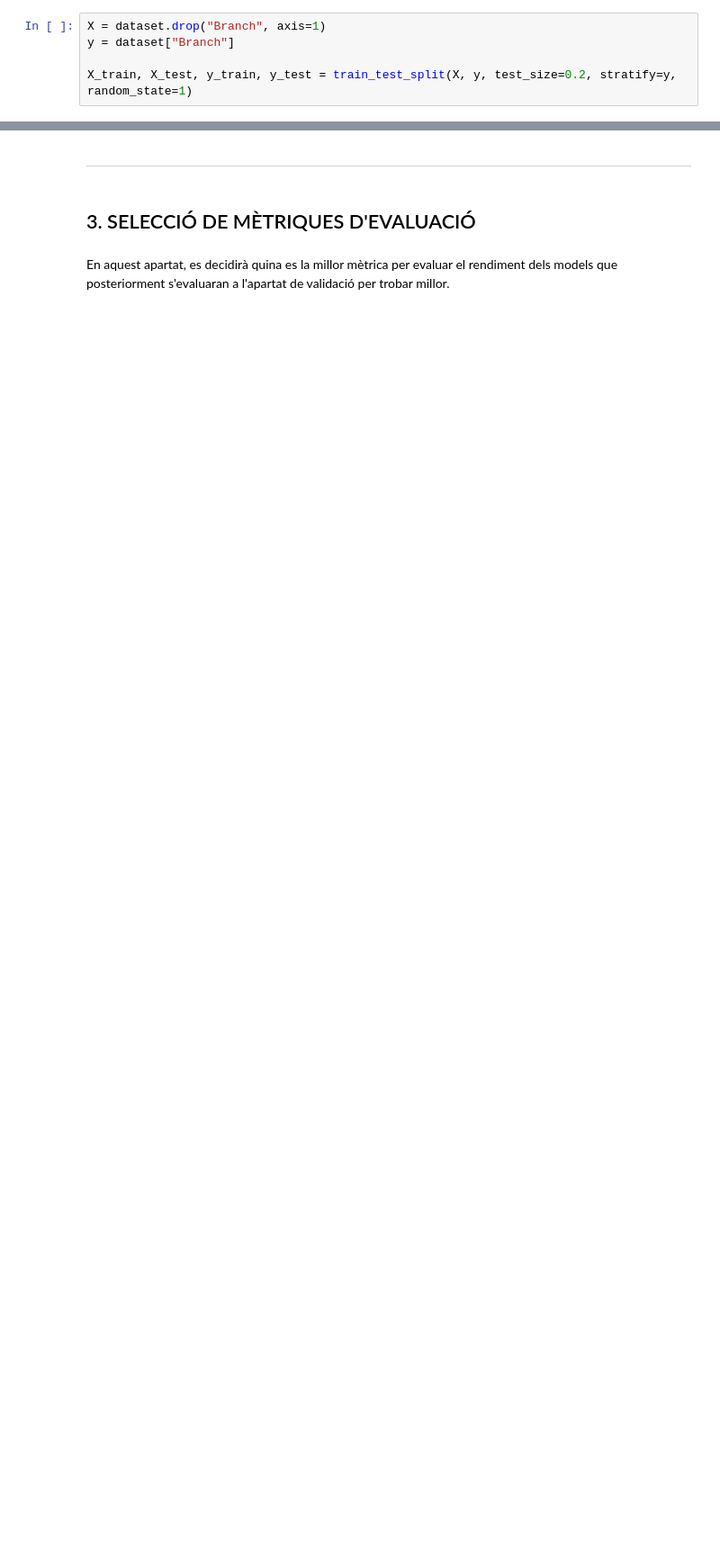
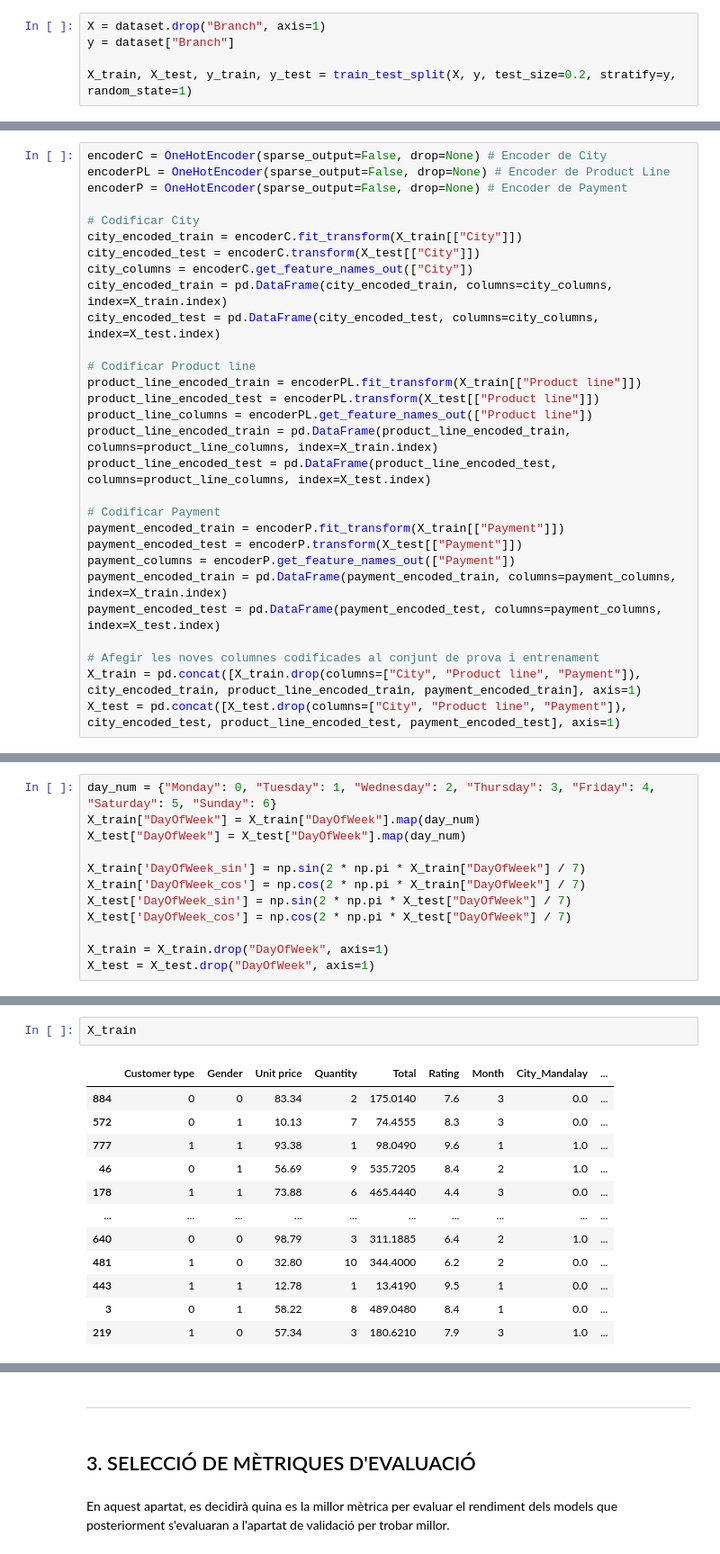
Before and after one commit to gabozan/Predictive-Modeling-on-Supermarket-Sales, a Jupyter notebook: supermarket_sales.ipynb, the cells around one changed output, grey strips where cells are left out. Shown at 90% size. Cells and saved outputs as stored; diff of their text form; blank space fills up the shorter version.

```diff
--- a/supermarket_sales.ipynb
+++ b/supermarket_sales.ipynb
@@ -356,0 +400,29 @@ X_train, X_test, y_train, y_test = train_test_split(X, y, test_size=0.2, stratif
+# %%
+encoderC = OneHotEncoder(sparse_output=False, drop=None) # Encoder de City
+encoderPL = OneHotEncoder(sparse_output=False, drop=None) # Encoder de Product Line
+encoderP = OneHotEncoder(sparse_output=False, drop=None) # Encoder de Payment
+
+# Codificar City
+city_encoded_train = encoderC.fit_transform(X_train[["City"]])
+city_encoded_test = encoderC.transform(X_test[["City"]])
+city_columns = encoderC.get_feature_names_out(["City"])
+city_encoded_train = pd.DataFrame(city_encoded_train, columns=city_columns, index=X_train.index)
+city_encoded_test = pd.DataFrame(city_encoded_test, columns=city_columns, index=X_test.index)
+
+# Codificar Product line
+product_line_encoded_train = encoderPL.fit_transform(X_train[["Product line"]])
+product_line_encoded_test = encoderPL.transform(X_test[["Product line"]])
+product_line_columns = encoderPL.get_feature_names_out(["Product line"])
+product_line_encoded_train = pd.DataFrame(product_line_encoded_train, columns=product_line_columns, index=X_train.index)
+product_line_encoded_test = pd.DataFrame(product_line_encoded_test, columns=product_line_columns, index=X_test.index)
+
+# Codificar Payment
+payment_encoded_train = encoderP.fit_transform(X_train[["Payment"]])
+payment_encoded_test = encoderP.transform(X_test[["Payment"]])
+payment_columns = encoderP.get_feature_names_out(["Payment"])
+payment_encoded_train = pd.DataFrame(payment_encoded_train, columns=payment_columns, index=X_train.index)
+payment_encoded_test = pd.DataFrame(payment_encoded_test, columns=payment_columns, index=X_test.index)
+
+# Afegir les noves columnes codificades al conjunt de prova i entrenament
+X_train = pd.concat([X_train.drop(columns=["City", "Product line", "Payment"]), city_encoded_train, product_line_encoded_train, payment_encoded_train], axis=1)
+X_test = pd.concat([X_test.drop(columns=["City", "Product line", "Payment"]), city_encoded_test, product_line_encoded_test, payment_encoded_test], axis=1)
@@ -356,0 +433,12 @@ X_train, X_test, y_train, y_test = train_test_split(X, y, test_size=0.2, stratif
+# %%
+day_num = {"Monday": 0, "Tuesday": 1, "Wednesday": 2, "Thursday": 3, "Friday": 4, "Saturday": 5, "Sunday": 6}
+X_train["DayOfWeek"] = X_train["DayOfWeek"].map(day_num)
+X_test["DayOfWeek"] = X_test["DayOfWeek"].map(day_num)
+
+X_train['DayOfWeek_sin'] = np.sin(2 * np.pi * X_train["DayOfWeek"] / 7)
+X_train['DayOfWeek_cos'] = np.cos(2 * np.pi * X_train["DayOfWeek"] / 7)
+X_test['DayOfWeek_sin'] = np.sin(2 * np.pi * X_test["DayOfWeek"] / 7)
+X_test['DayOfWeek_cos'] = np.cos(2 * np.pi * X_test["DayOfWeek"] / 7)
+
+X_train = X_train.drop("DayOfWeek", axis=1)
+X_test = X_test.drop("DayOfWeek", axis=1)
@@ -356,0 +472,15 @@ X_train, X_test, y_train, y_test = train_test_split(X, y, test_size=0.2, stratif
+# %%
+X_train
+# %% [output]
+|  | Customer type | Gender | Unit price | Quantity | Total | Rating | Month | City_Mandalay | ... |
+| 884 | 0 | 0 | 83.34 | 2 | 175.0140 | 7.6 | 3 | 0.0 | ... |
+| 572 | 0 | 1 | 10.13 | 7 | 74.4555 | 8.3 | 3 | 0.0 | ... |
+| 777 | 1 | 1 | 93.38 | 1 | 98.0490 | 9.6 | 1 | 1.0 | ... |
+| 46 | 0 | 1 | 56.69 | 9 | 535.7205 | 8.4 | 2 | 1.0 | ... |
+| 178 | 1 | 1 | 73.88 | 6 | 465.4440 | 4.4 | 3 | 0.0 | ... |
+| ... | ... | ... | ... | ... | ... | ... | ... | ... | ... |
+| 640 | 0 | 0 | 98.79 | 3 | 311.1885 | 6.4 | 2 | 1.0 | ... |
+| 481 | 1 | 0 | 32.80 | 10 | 344.4000 | 6.2 | 2 | 0.0 | ... |
+| 443 | 1 | 1 | 12.78 | 1 | 13.4190 | 9.5 | 1 | 0.0 | ... |
+| 3 | 0 | 1 | 58.22 | 8 | 489.0480 | 8.4 | 1 | 0.0 | ... |
+| 219 | 1 | 0 | 57.34 | 3 | 180.6210 | 7.9 | 3 | 1.0 | ... |
```
Also changed, not shown: parts of 16 cells of this notebook.
